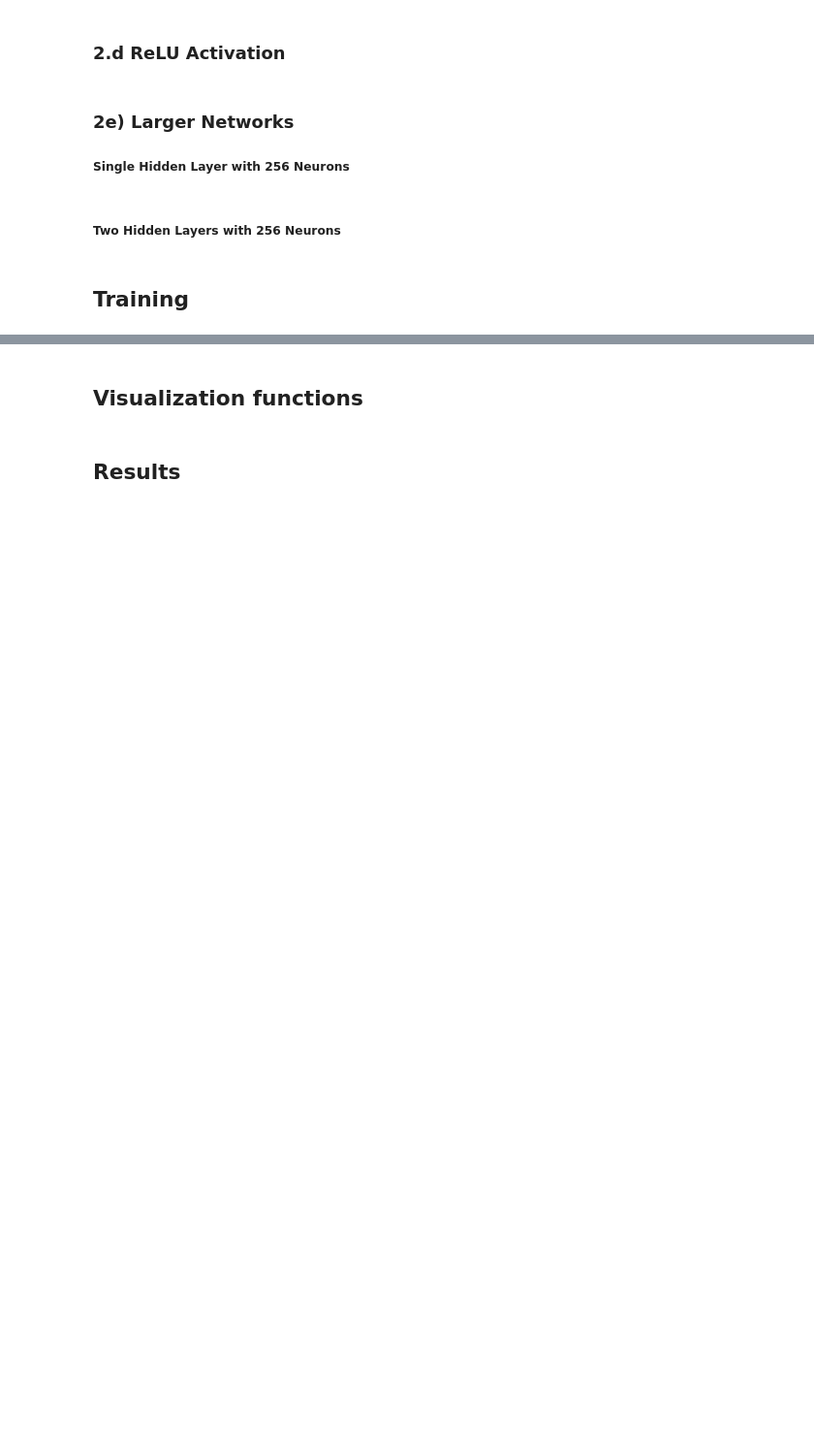
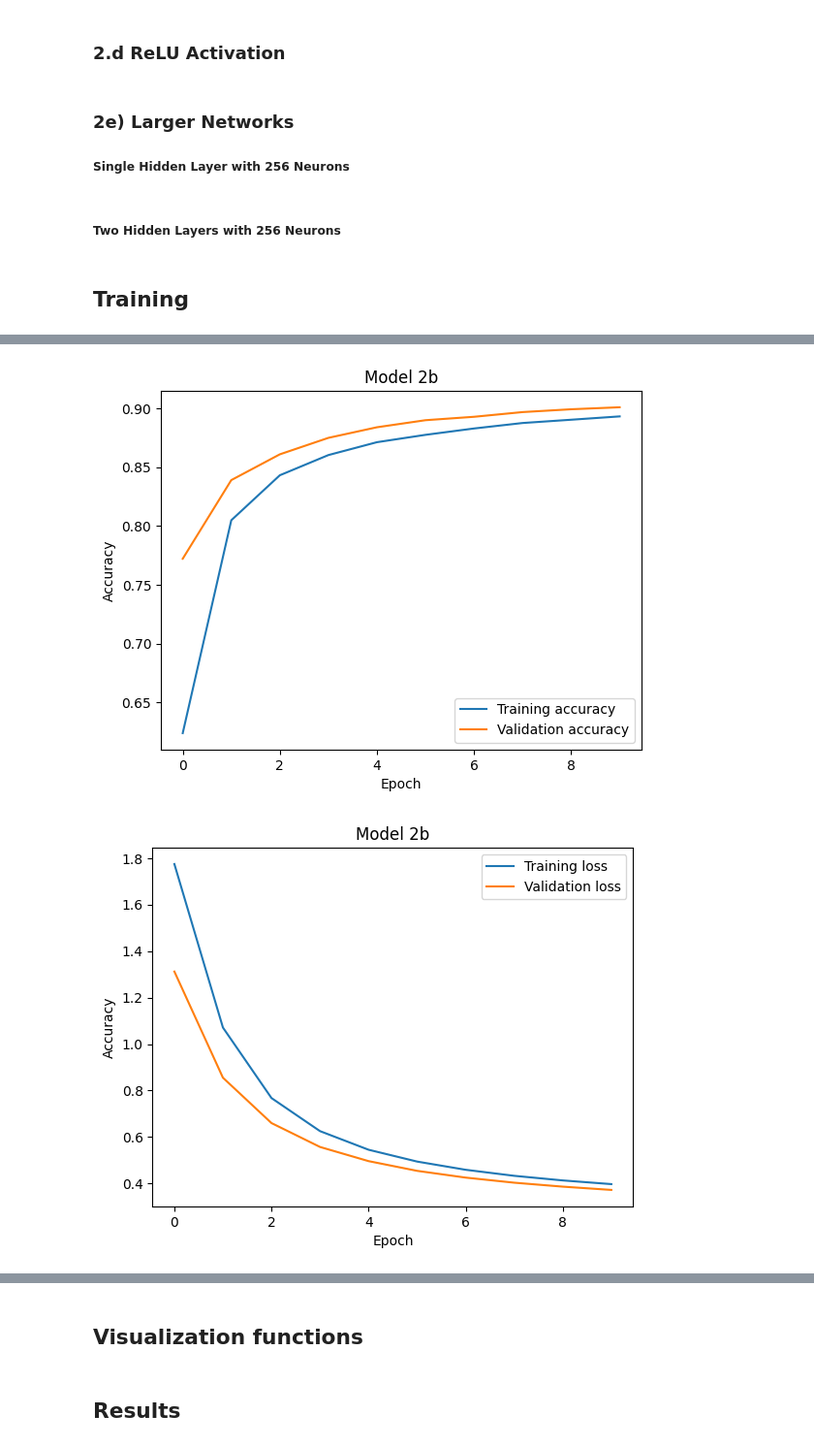
Before and after one commit to victorandre957/NOIA-Trabalho-1, a Jupyter notebook: Trabalho_1.ipynb, the cells around one changed output, grey strips where cells are left out. Shown at 97% size. Saved outputs shown, nothing was run; the diff lists cells and outputs as text; code cells hidden in the pictures; blank space fills up the shorter version.

```diff
--- a/Trabalho_1.ipynb
+++ b/Trabalho_1.ipynb
@@ -133,3 +161,8 @@ Epoch 10/10
+# %%
+plot_history(history_2b, '2b')
+# %% [output]
+[figure, added]
+[figure, added]
 # %%
 history_2c = model_2c.fit(x_train, y_train, validation_data=(x_test, y_test), epochs=10, batch_size=64)
 # %% [output]
```
Also changed, not shown: parts of 21 cells of this notebook.
